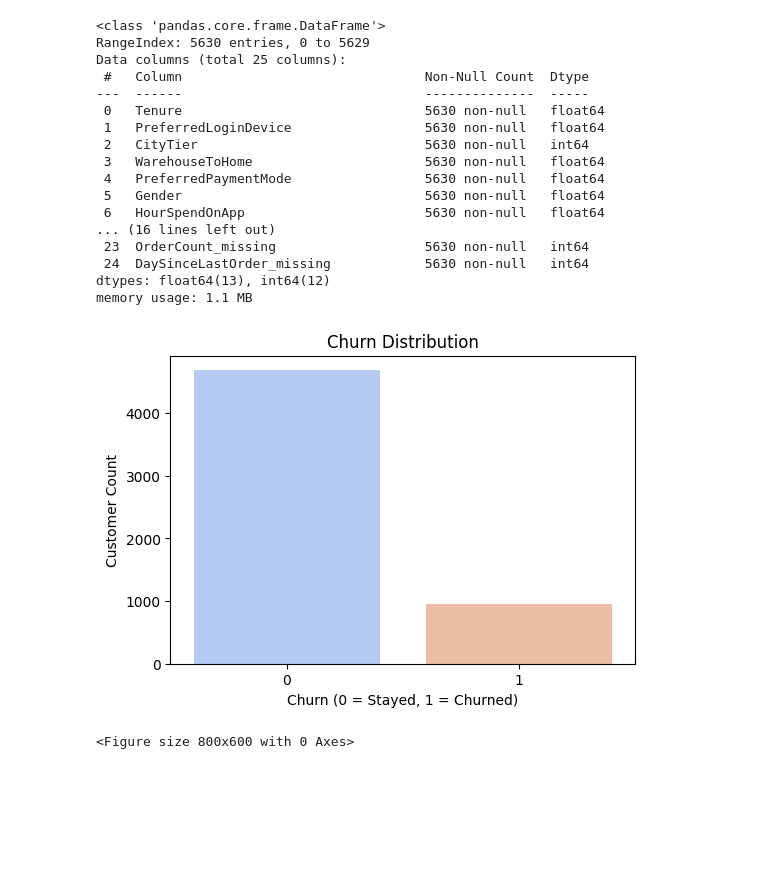
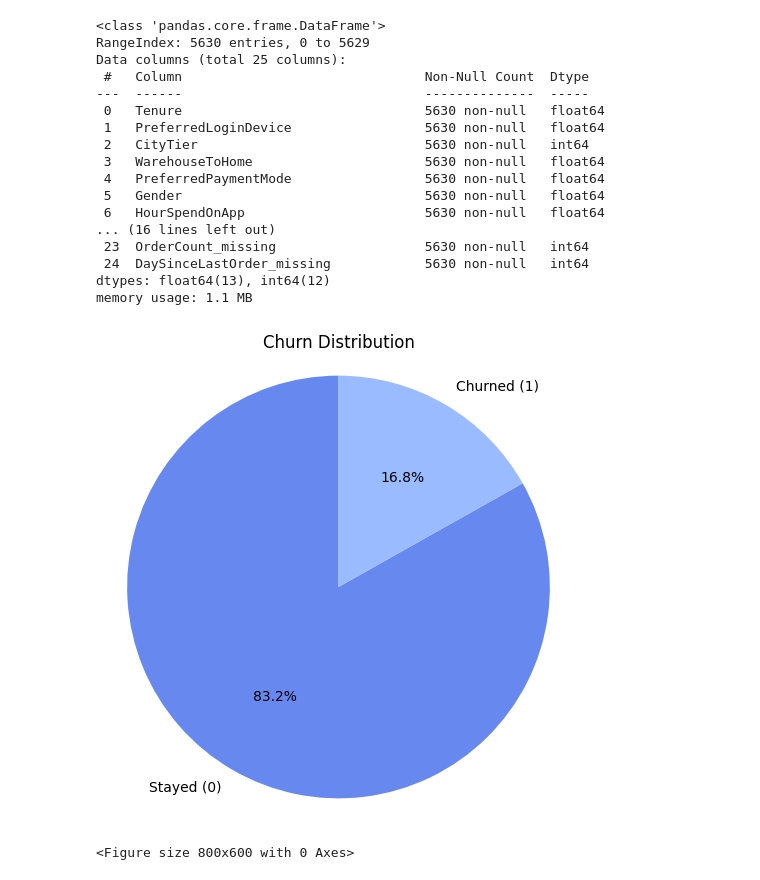
Before and after one commit to UPavankumar/Data-Analysis-Projects, a Jupyter notebook: Ecommerce_Customer_Churn_Analysis_and_Prediction.ipynb, the cells around one changed output. Drawn from its saved outputs; the diff is of its cells as text; code cells hidden in the pictures; blank space fills up the shorter version.

```diff
--- a/Ecommerce_Customer_Churn_Analysis_and_Prediction.ipynb
+++ b/Ecommerce_Customer_Churn_Analysis_and_Prediction.ipynb
@@ -212,18 +198,20 @@ Data columns (total 25 columns):
  24  DaySinceLastOrder_missing            5630 non-null   int64
 dtypes: float64(13), int64(12)
 memory usage: 1.1 MB
-# %%
-import seaborn as sns
-import matplotlib.pyplot as plt
-
-plt.figure(figsize=(6, 4))
-sns.countplot(x='Churn', data=df, palette='coolwarm')
-plt.title('Churn Distribution')
-plt.xlabel('Churn (0 = Stayed, 1 = Churned)')
-plt.ylabel('Customer Count')
-plt.show()
-# %% [output]
-[figure, removed]
+# %%
+
+
+# Calculate the counts of churned and stayed customers
+churn_counts = df['Churn'].value_counts()
+
+# Create a pie chart for churn distribution
+plt.figure(figsize=(6, 6))
+plt.pie(churn_counts, labels=['Stayed (0)', 'Churned (1)'], autopct='%1.1f%%', startangle=90, colors=sns.color_palette('coolwarm'))
+plt.title('Churn Distribution')
+plt.axis('equal')  # Equal aspect ratio ensures that pie chart is a circle.
+plt.show()
+# %% [output]
+[figure, added]
 # %%
 import pandas as pd
 from xgboost import plot_importance
```
Also changed, not shown: parts of 7 cells of this notebook.
